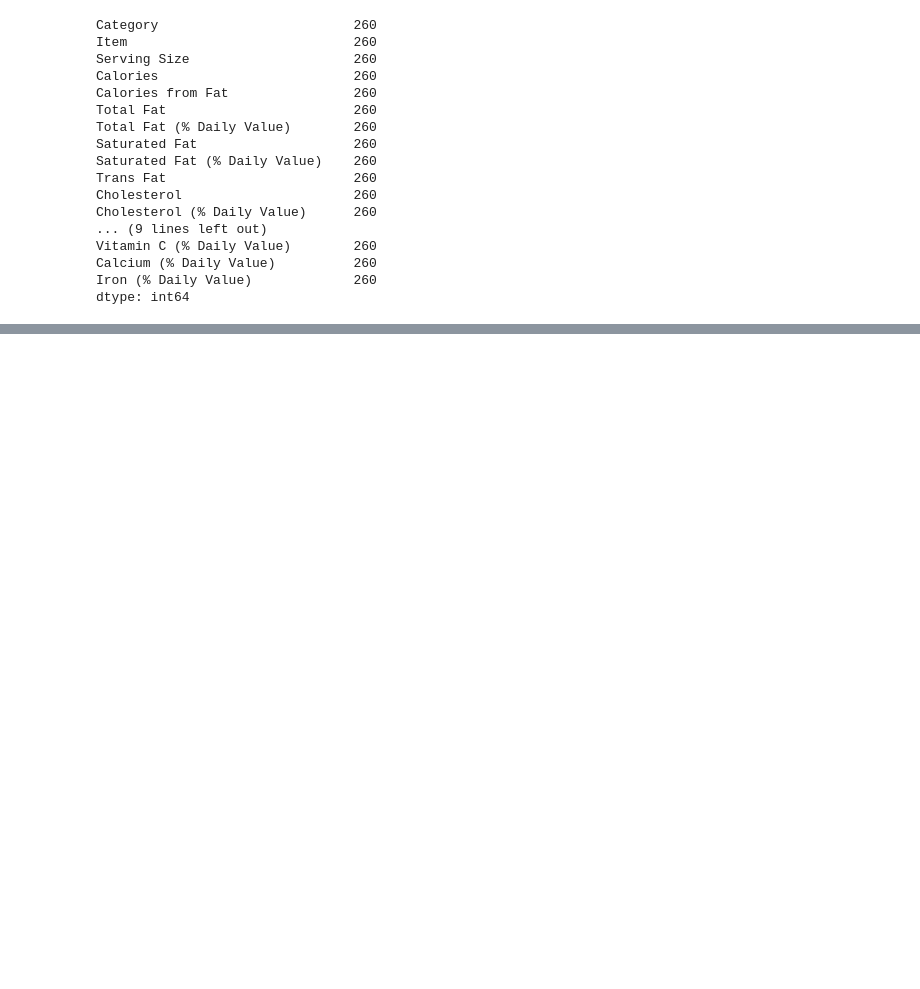
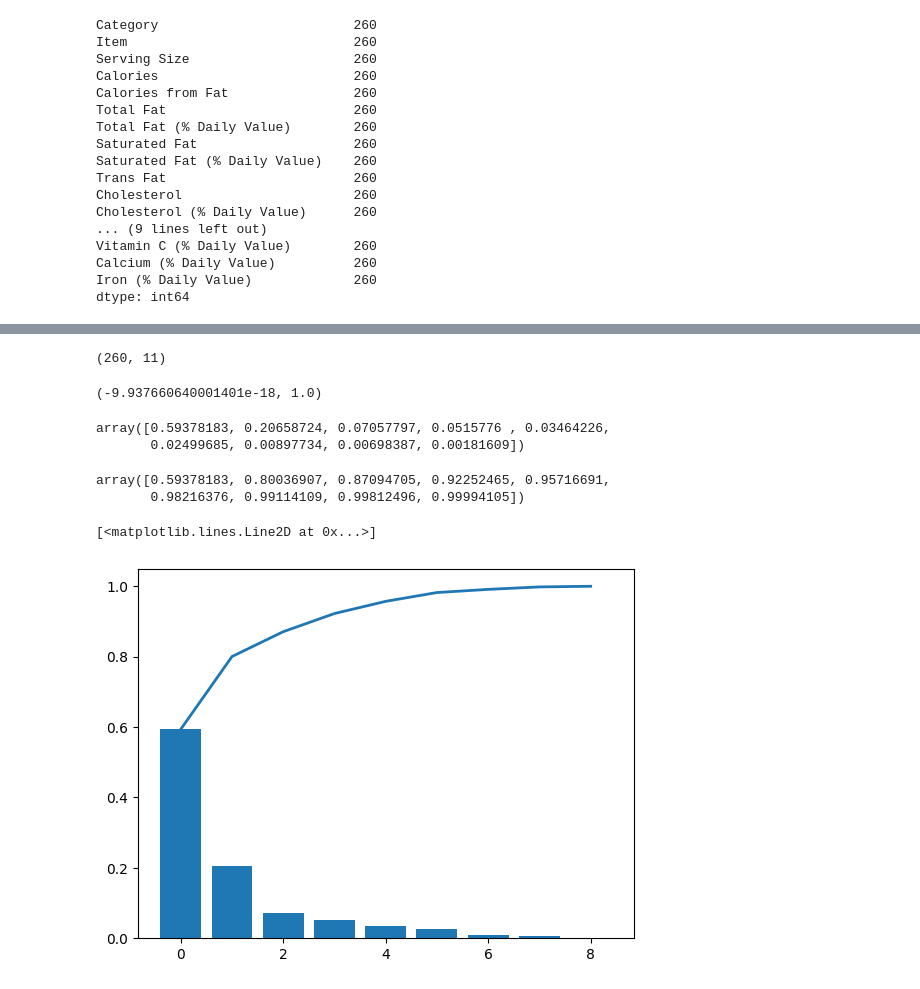
Before and after one commit to antnuen/mcd_recommendations, a Jupyter notebook: mcd_analysis.ipynb, the cells around one changed output, grey strips where cells are left out. Saved outputs shown, nothing was run; the diff lists cells and outputs as text; code cells hidden in the pictures; blank space fills up the shorter version.

```diff
--- a/mcd_analysis.ipynb
+++ b/mcd_analysis.ipynb
@@ -106,0 +140,14 @@ TypeError: unsupported operand type(s) for -: 'str' and 'str'
+# %%
+x = mcd.iloc[:,3:].values
+x = StandardScaler().fit_transform(x)
+# %%
+x.shape
+# %% [output]
+(260, 11)
+# %%
+np.mean(x),np.std(x) #normalized data has a mean of zero and a standard deviation of one i.e standard normal distribution
+# %% [output]
+(-9.937660640001401e-18, 1.0)
+# %%
+pca = PCA(n_components='mle') #n_components='mle'
+model = pca.fit_transform(x)
@@ -106,0 +156,23 @@ TypeError: unsupported operand type(s) for -: 'str' and 'str'
+# %%
+exp_var_pca = pca.explained_variance_ratio_
+# %%
+exp_var_pca
+# %% [output]
+array([0.59378183, 0.20658724, 0.07057797, 0.0515776 , 0.03464226,
+       0.02499685, 0.00897734, 0.00698387, 0.00181609])
+# %%
+# Cumulative sum of eigenvalues; This will be used to create step plot
+# for visualizing the variance explained by each principal component.
+#
+cum_sum_eigenvalues = np.cumsum(exp_var_pca)
+# %%
+cum_sum_eigenvalues # 3 components explain 87% of data
+# %% [output]
+array([0.59378183, 0.80036907, 0.87094705, 0.92252465, 0.95716691,
+       0.98216376, 0.99114109, 0.99812496, 0.99994105])
+# %%
+plt.bar(range(len(exp_var_pca)), exp_var_pca)
+plt.plot(range(len(cum_sum_eigenvalues)), cum_sum_eigenvalues, linewidth=2.0)
+# %% [output]
+[<matplotlib.lines.Line2D at 0x...>]
+[figure, added]
```
Also changed, not shown: parts of 10 cells of this notebook.
